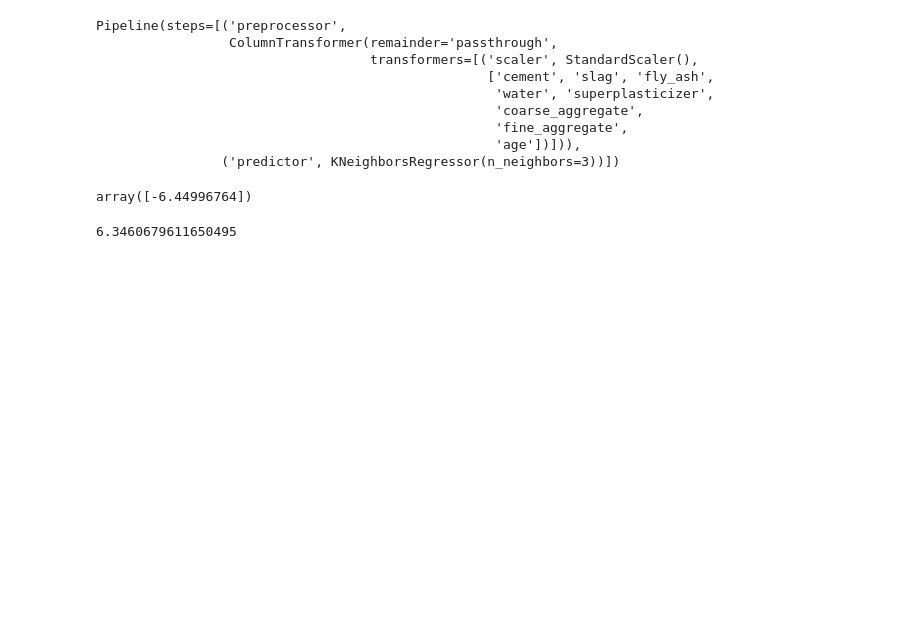
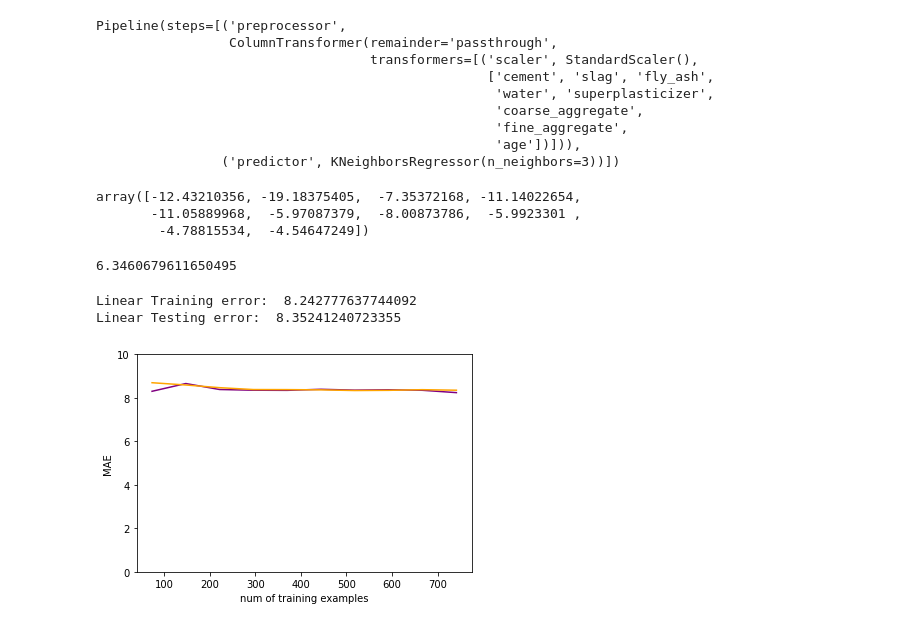
Before and after one commit to bowei-yu/artificial_intelligence, a Jupyter notebook: ai1/labs/AI1_03.ipynb, the cells around one changed output. Drawn from its saved outputs; the diff is of its cells as text; code cells hidden in the pictures; blank space fills up the shorter version.

```diff
--- a/ai1/labs/AI1_03.ipynb
+++ b/ai1/labs/AI1_03.ipynb
@@ -35,7 +42,7 @@ from sklearn.metrics import mean_absolute_error
     </li>
  </ul>
 # %%
-df = pd.read_csv('../datasets/dataset_concrete.csv')
+df = pd.read_csv('https://raw.githubusercontent.com/bowei-yu/artificial_intelligence/master/ai1/datasets/dataset_concrete.csv')
 df
 # %% [output]
 |  | cement | slag | fly_ash | water | superplasticizer | coarse_aggregate | fine_aggregate | age | ... |
@@ -138,9 +159,11 @@ Pipeline(steps=[('preprocessor',
                 ('predictor', KNeighborsRegressor(n_neighbors=3))])
 # %%
 # COMPARE
-cross_val_score(knn_model, X, y, scoring="neg_mean_absolute_error", cv=ss)
+cross_val_score(knn_model, X, y, scoring="neg_mean_absolute_error", cv=10)
 # %% [output]
-array([-6.44996764])
+array([-12.43210356, -19.18375405,  -7.35372168, -11.14022654,
+       -11.05889968,  -5.97087379,  -8.00873786,  -5.9923301 ,
+        -4.78815534,  -4.54647249])
 # %%
 # Check if k = 3 is indeed the best hyperparameter
 dev_df, test_df = train_test_split(df, train_size=0.8, random_state=2)
@@ -170,3 +193,33 @@ gs.best_params_, gs.best_score_
 mean_absolute_error(test_y, gs.predict(test_X))
 # %% [output]
 6.3460679611650495
+# %%
+# Test whether the models are a good fit
+scores = cross_validate(linear_regression_model, dev_X, dev_y, cv=10, scoring="neg_mean_absolute_error", return_train_score=True)
+print("Linear Training error: ", np.mean(np.abs(scores["train_score"])))
+print("Linear Testing error: ", np.mean(np.abs(scores["test_score"])))
+# underfitted
+# %% [output]
+Linear Training error:  8.242777637744092
+Linear Testing error:  8.35241240723355
+# %%
+def plot_learning_curve(ymax=10):
+  fig = plt.figure()
+  plt.xlabel("num of training examples")
+  plt.ylabel("MAE")
+  plt.ylim(0, ymax)
+  plt.plot(train_sizes, mean_maes_train, label="training_error", color = "purple")
+  plt.plot(train_sizes, mean_maes_val, label="validation_error", color = "orange")
+
+train_set_sizes = np.linspace(0.1, 1.0, 10)
+
+# plot learning curve:
+train_sizes, maes_train, maes_val = learning_curve(linear_regression_model, dev_X, dev_y, train_sizes=train_set_sizes, cv=10, scoring="neg_mean_absolute_error")
+
+mean_maes_train = np.mean(np.abs(maes_train), axis=1)
+mean_maes_val = np.mean(np.abs(maes_val), axis=1)
+
+plot_learning_curve()
+plt.show()
+# %% [output]
+[figure, added]
```
Also changed, not shown: parts of 7 cells of this notebook.
